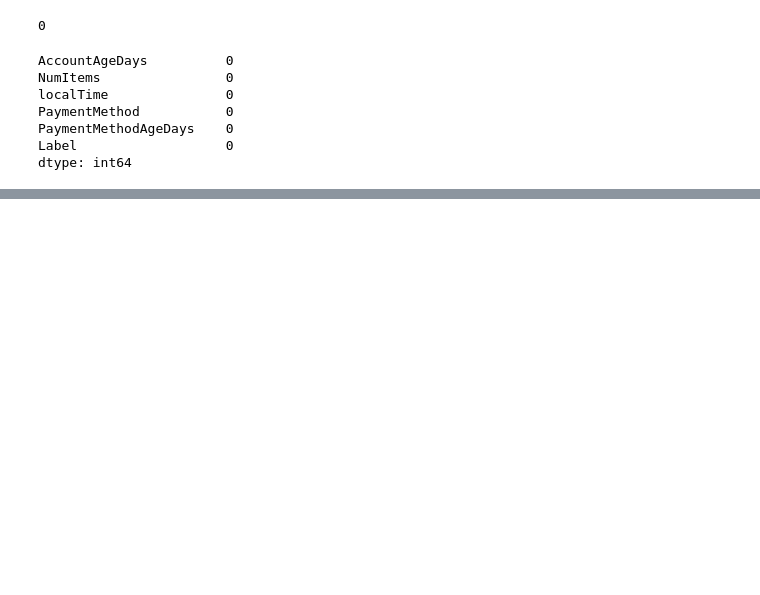
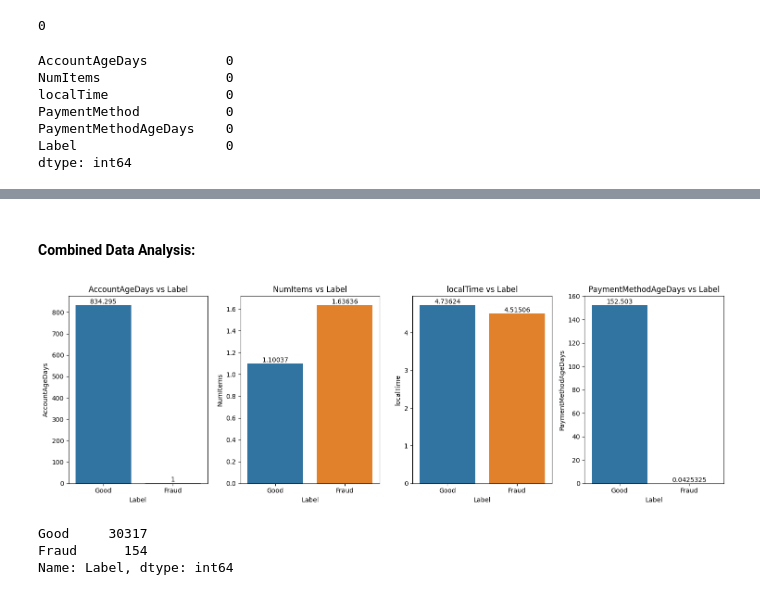
Before and after one commit to Akshay-Paunikar/Payment_Fraud_Detection, a Jupyter notebook: notebook/payment_fraud_detection_EDA.ipynb, the cells around one changed output, grey strips where cells are left out. Drawn from its saved outputs; the diff is of its cells as text; code cells hidden in the pictures; blank space fills up the shorter version.

```diff
--- a/notebook/payment_fraud_detection_EDA.ipynb
+++ b/notebook/payment_fraud_detection_EDA.ipynb
@@ -98,0 +214,52 @@ dtype: int64
+# %% [markdown]
+#### Combined Data Analysis:
+# %%
+plt.figure(figsize=(15,5))
+
+# AccountAgeDays
+
+ax1 = plt.subplot2grid((1,4),(0,0))
+
+sns.barplot(data=data, x='Label', y='AccountAgeDays', estimator=np.mean, ci=None, ax=ax1)
+for i in ax1.containers:
+    ax1.bar_label(i)
+plt.title("AccountAgeDays vs Label")
+
+# NumItems
+
+ax2 = plt.subplot2grid((1,4),(0,1))
+
+sns.barplot(data=data, x='Label', y='NumItems', estimator=np.mean, ci=None, ax=ax2)
+for i in ax2.containers:
+    ax2.bar_label(i)
+plt.title("NumItems vs Label")
+
+# localTime
+
+ax3 = plt.subplot2grid((1,4),(0,2))
+
+sns.barplot(data=data, x='Label', y='localTime', estimator=np.mean, ci=None, ax=ax3)
+for i in ax3.containers:
+    ax3.bar_label(i)
+plt.title("localTime vs Label")
+
+# PaymentMethodAgeDays
+
+ax4 = plt.subplot2grid((1,4),(0,3))
+
+sns.barplot(data=data, x='Label', y='PaymentMethodAgeDays', estimator=np.mean, ci=None, ax=ax4)
+for i in ax4.containers:
+    ax4.bar_label(i)
+plt.title("PaymentMethodAgeDays vs Label")
+
+plt.tight_layout()
+plt.show()
+# %% [output]
+[figure, added]
+# %%
+# Label
+data['Label'].value_counts()
+# %% [output]
+Good     30317
+Fraud      154
+Name: Label, dtype: int64
```
Also changed, not shown: parts of 9 cells of this notebook, 6 other files.
